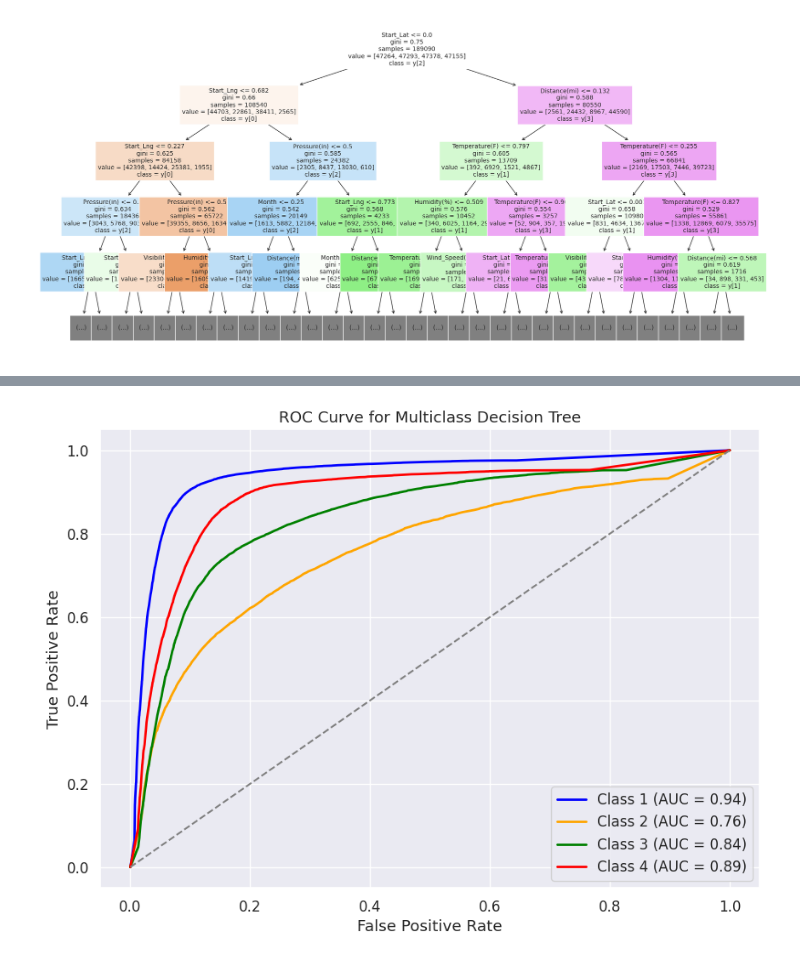
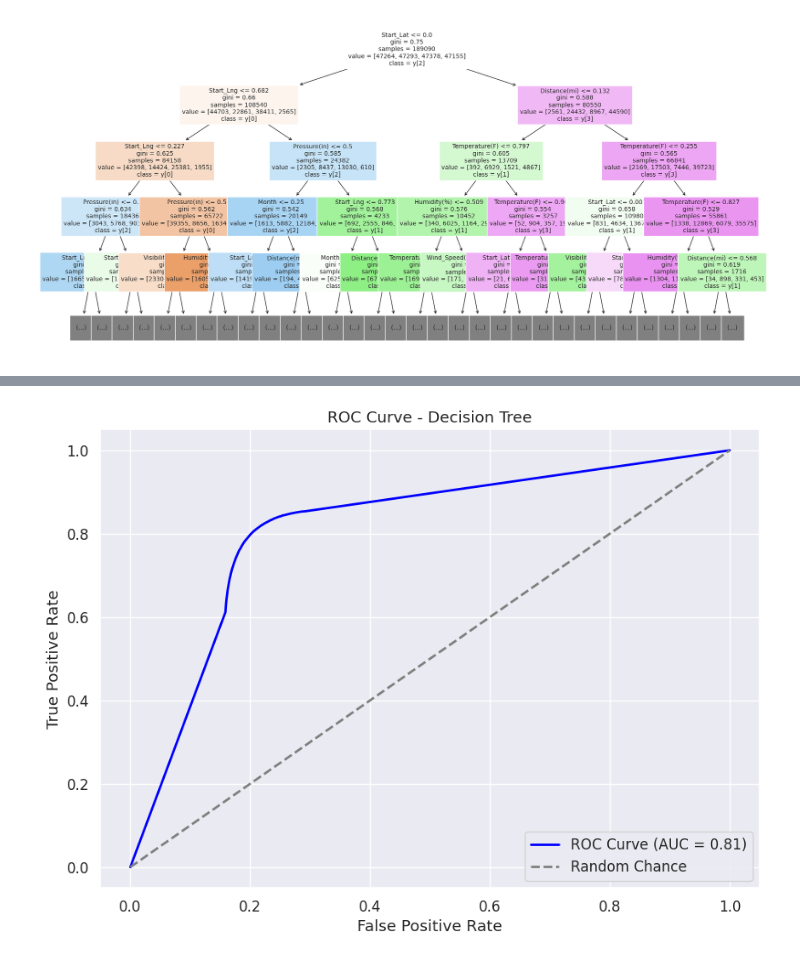
Before and after one commit to burakbasher/team12-Accident-Probability, a Jupyter notebook: data-preprocess/severity-prediction.ipynb, the cells around one changed output, grey strips where cells are left out. Saved outputs shown, nothing was run; the diff lists cells and outputs as text; code cells hidden in the pictures.

Commit message:
model updates
2 class prediction

```diff
--- a/data-preprocess/severity-prediction.ipynb
+++ b/data-preprocess/severity-prediction.ipynb
@@ -1063,6 +1113,7 @@ Name: count, dtype: int64
 # %%
 # Replace the original DataFrame with the balanced one
 df_sample = df_sample_balanced
+df_sample_merged = df_sample_merged_balanced
 # %%
 df_sample.info()
 # %% [output]
@@ -1405,0 +1679,23 @@ plt.show()
+# %%
+# Define a threshold for Entropy Importance
+threshold = 0.01
+
+# Filter features with importance above the threshold
+selected_features = gini_importance_df[gini_importance_df["Gini Importance"] > threshold]["Feature"].values
+
+# Ensure consistent feature order between train and validation sets
+X_train_selected = X_train[selected_features].copy()
+X_validate_selected = X_validate[selected_features].copy()
+
+# Retrain the Decision Tree with reduced features (Updated: entropy criterion)
+best_dtc_reduced_merged = DecisionTreeClassifier(criterion="entropy", max_depth=30, random_state=42)
+best_dtc_reduced_merged.fit(X_train_selected, y_train)
+
+# Evaluate the updated model
+y_pred = best_dtc_reduced_merged.predict(X_validate_selected)
+
+train_score = best_dtc_reduced_merged.score(X_train_selected, y_train)
+validate_score = best_dtc_reduced_merged.score(X_validate_selected, y_validate)
+
+print(f"Train score after feature selection: {train_score:.4f}")
+print(f"Validation score after feature selection: {validate_score:.4f}")
@@ -1406,24 +1789,18 @@ plt.show()
 # %%
-# ROC Curve for Multiclass
-colors = ['blue', 'orange', 'green', 'red']
-fpr = {}
-tpr = {}
-roc_auc = {}
+y_score = best_dtc_reduced_merged.predict_proba(X_validate_selected)[:, 1]
 
-for i in range(Y_test_binarized.shape[1]):
-    fpr[i], tpr[i], _ = roc_curve(Y_test_binarized[:, i], y_score[:, i])
-    roc_auc[i] = auc(fpr[i], tpr[i])
+fpr, tpr, _ = roc_curve(y_validate, y_score, pos_label=2)  # Sınıf 2 pozitif olarak kabul ediliyor
+roc_auc = auc(fpr, tpr)
 
-# Plot all ROC curves
 plt.figure(figsize=(10, 7))
-for i, color in enumerate(colors):
-    plt.plot(fpr[i], tpr[i], color=color, lw=2, label=f'Class {i+1} (AUC = {roc_auc[i]:.2f})')
+plt.plot(fpr, tpr, color='blue', lw=2, label=f"ROC Curve (AUC = {roc_auc:.2f})")
+plt.plot([0, 1], [0, 1], linestyle="--", color="gray", lw=2, label="Random Chance")
 
-plt.plot([0, 1], [0, 1], linestyle='--', color='gray')
-plt.title("ROC Curve for Multiclass Decision Tree")
+plt.title("ROC Curve - Decision Tree")
 plt.xlabel("False Positive Rate")
 plt.ylabel("True Positive Rate")
 plt.legend(loc="lower right")
+plt.savefig('2_class_decision_tree_roc.png', dpi=300)
 plt.show()
 # %% [output]
-[figure, old version]
+[figure, new version]
```
Also changed, not shown: parts of 45 cells of this notebook.
